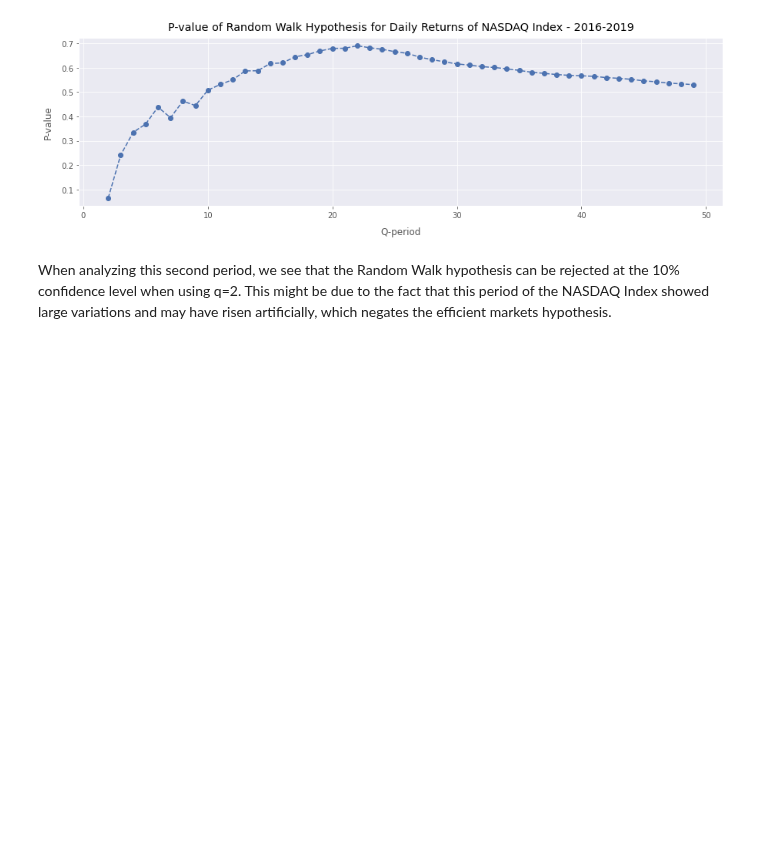
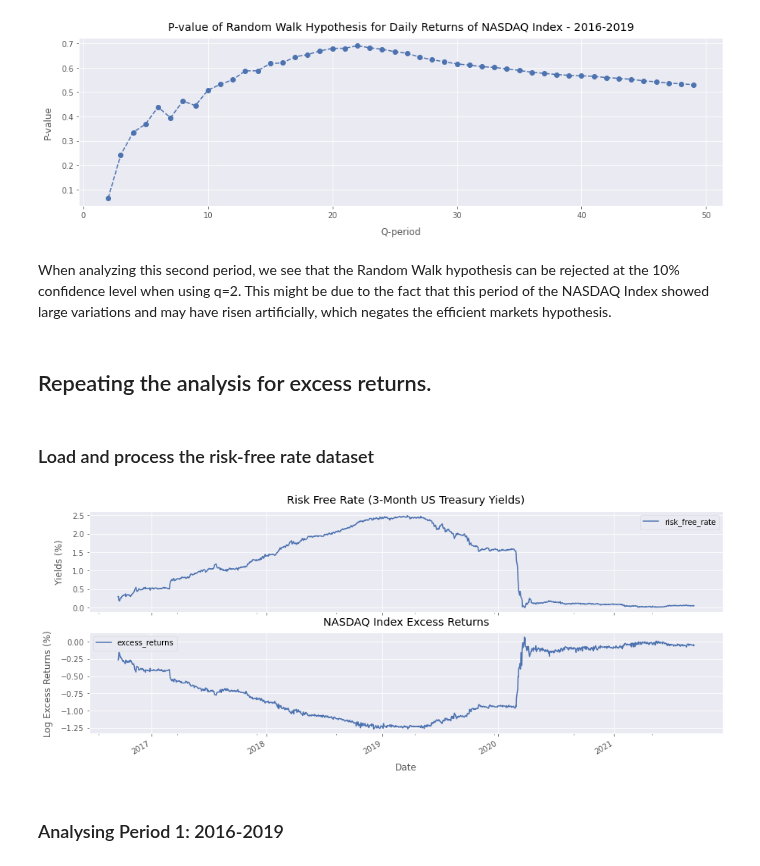
Before and after one commit to daniel-deutsch/FTD, a Jupyter notebook: Asset Pricing/EA1/main.ipynb, the cells around one changed output. Drawn from its saved outputs; the diff is of its cells as text; code cells hidden in the pictures; blank space fills up the shorter version.

```diff
--- a/Asset Pricing/EA1/main.ipynb
+++ b/Asset Pricing/EA1/main.ipynb
@@ -161,3 +161,42 @@ plt.show()
 [figure]
 # %% [markdown]
 When analyzing this second period, we see that the Random Walk hypothesis can be rejected at the 10% confidence level when using q=2. This might be due to the fact that this period of the NASDAQ Index showed large variations and may have risen artificially, which negates the efficient markets hypothesis.
+# %% [markdown]
+## Repeating the analysis for excess returns.
+# %% [markdown]
+### Load and process the risk-free rate dataset
+# %%
+# load risk free rate dataset
+rf_rate = pd.read_csv("datasets/3_month_govbond_yields.csv", parse_dates=[0], dtype={1: np.float64}, na_values='.')
+rf_rate.rename(columns={'DATE': 'date', 'DGS3MO': 'risk_free_rate'}, inplace=True)
+rf_rate.set_index('date', inplace=True)
+# %%
+# merge datasets
+df_returns = df.copy()
+df_returns['returns'] = df['log_value'].diff()
+df_returns = df_returns.set_index('date').merge(rf_rate, on='date', how='inner').dropna()
+
+# calculate excess returns
+df_returns['excess_returns'] = df_returns['returns'] - np.log(1+df_returns['risk_free_rate'])
+
+# calculates first lag of excess returns
+df_returns['excess_returns_lag1'] = df_returns['excess_returns'].shift()
+df_returns.dropna(inplace=True)
+# %%
+# plot series' values and log-values
+fig, ax = plt.subplots(2, 1, sharex=True, figsize=(15,6))
+
+df_returns.plot(y='risk_free_rate', ax=ax[0])
+ax[0].set_ylabel("Yields (%)")
+ax[0].set_title("Risk Free Rate (3-Month US Treasury Yields)")
+
+df_returns.plot(y='excess_returns', ax=ax[1])
+ax[1].set_xlabel("Date")
+ax[1].set_ylabel("Log Excess Returns (%)")
+ax[1].set_title("NASDAQ Index Excess Returns")
+
+plt.show()
+# %% [output]
+[figure, added]
+# %% [markdown]
+### Analysing Period 1: 2016-2019
```
Also changed, not shown: parts of 16 cells of this notebook, 1 other file.
